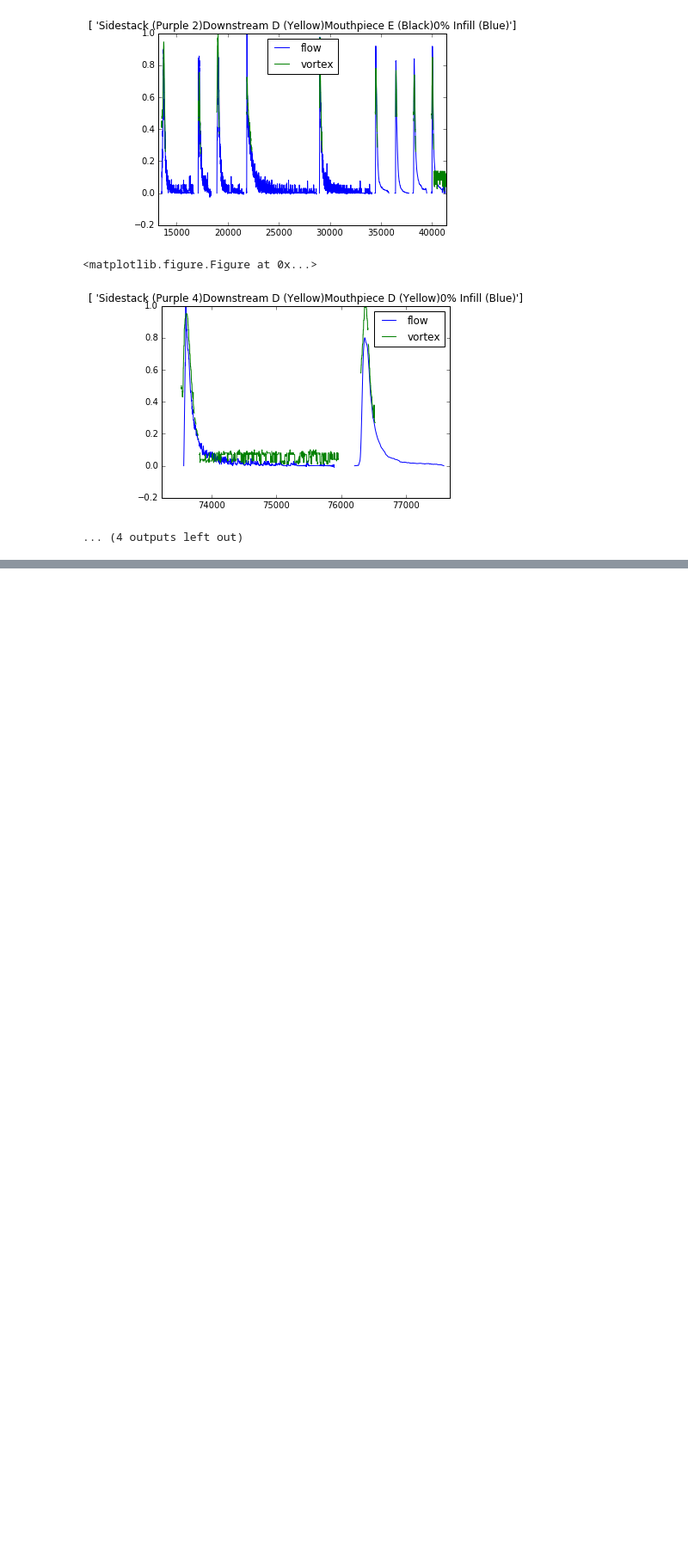
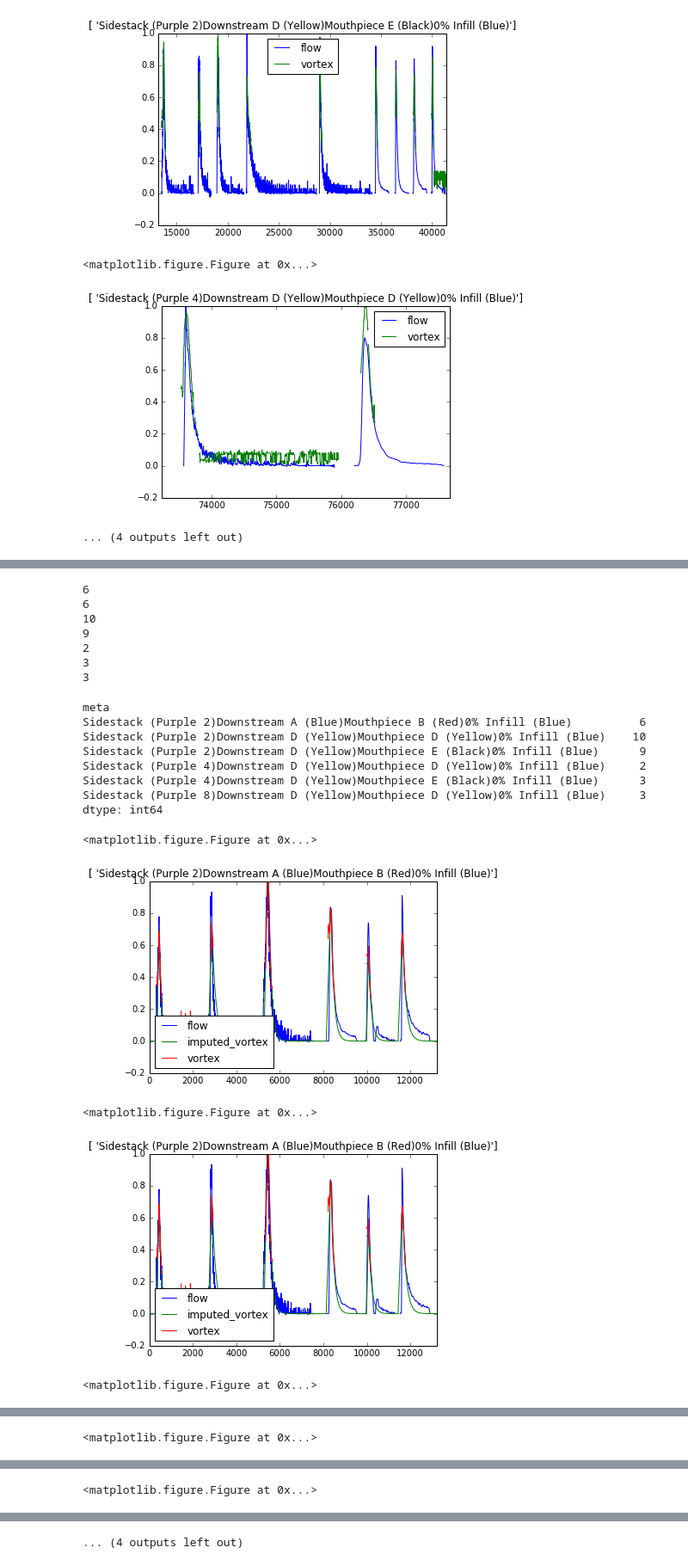
Before and after one commit to SMU-Ubicomp-Lab/OpenSpirometryAnalysis, a Jupyter notebook: PredictFlowRateAnalysis.ipynb, the cells around one changed output, grey strips where cells are left out. Shown: that part at 86% size. Cells and saved outputs as stored; diff of their text form; code cells hidden in the pictures; blank space fills up the shorter version.

```diff
--- a/PredictFlowRateAnalysis.ipynb
+++ b/PredictFlowRateAnalysis.ipynb
@@ -298,0 +276,33 @@ False
+# %%
+def analyze_groups(grp):
+    print len(grp['PWG'].unique())
+    plt.figure()
+    (grp[['flow','imputed_vortex', 'vortex']]/grp[['flow','imputed_vortex', 'vortex']].max()).plot()
+    plt.title(grp.meta.unique())
+    plt.legend(loc=3)
+    return len(grp['PWG'].unique())
+
+df_grouped = df.groupby('meta')
+df_result = df_grouped.apply(analyze_groups)
+df_result
+# %% [output]
+6
+6
+10
+9
+2
+3
+3
+meta
+Sidestack (Purple 2)Downstream A (Blue)Mouthpiece B (Red)0% Infill (Blue)          6
+Sidestack (Purple 2)Downstream D (Yellow)Mouthpiece D (Yellow)0% Infill (Blue)    10
+Sidestack (Purple 2)Downstream D (Yellow)Mouthpiece E (Black)0% Infill (Blue)      9
+Sidestack (Purple 4)Downstream D (Yellow)Mouthpiece D (Yellow)0% Infill (Blue)     2
+Sidestack (Purple 4)Downstream D (Yellow)Mouthpiece E (Black)0% Infill (Blue)      3
+Sidestack (Purple 8)Downstream D (Yellow)Mouthpiece D (Yellow)0% Infill (Blue)     3
+dtype: int64
+<matplotlib.figure.Figure at 0x...>
+[figure, added]
+<matplotlib.figure.Figure at 0x...>
+[figure, added]
+<matplotlib.figure.Figure at 0x...>
@@ -298,0 +310 @@ False
+<matplotlib.figure.Figure at 0x...>
@@ -298,0 +312 @@ False
+<matplotlib.figure.Figure at 0x...>
@@ -298,0 +314 @@ False
+... (4 outputs left out)
```
Also changed, not shown: parts of 22 cells of this notebook, 2 other files.
